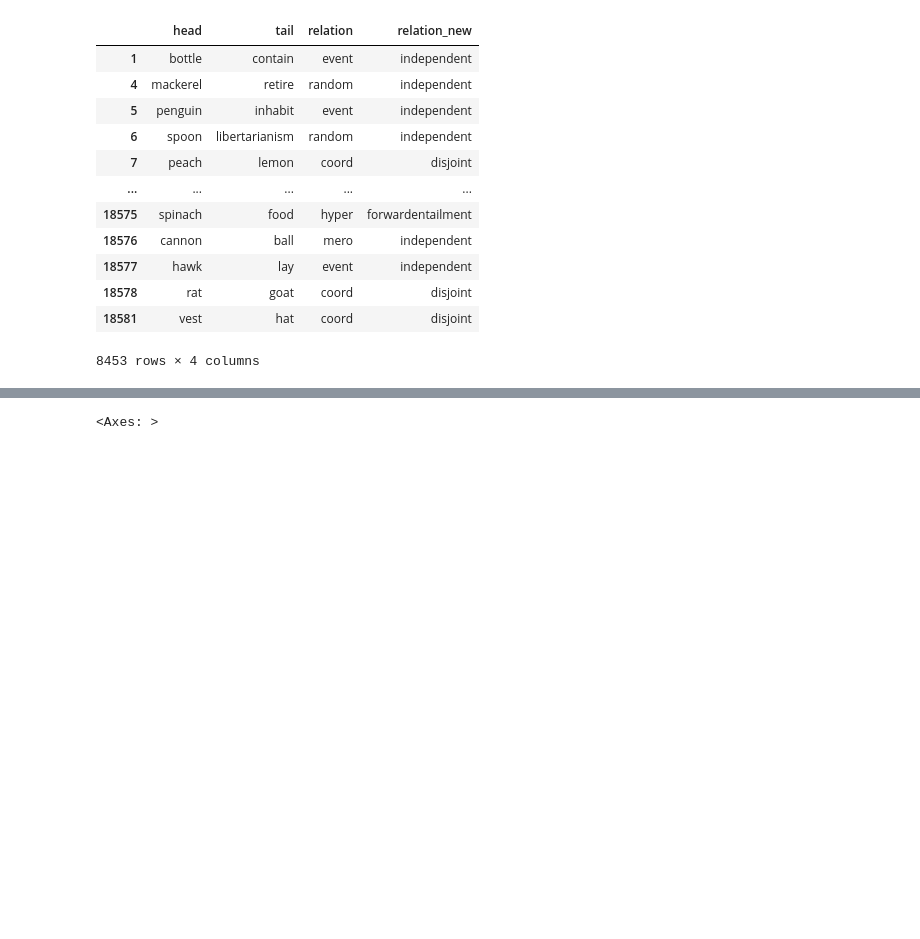
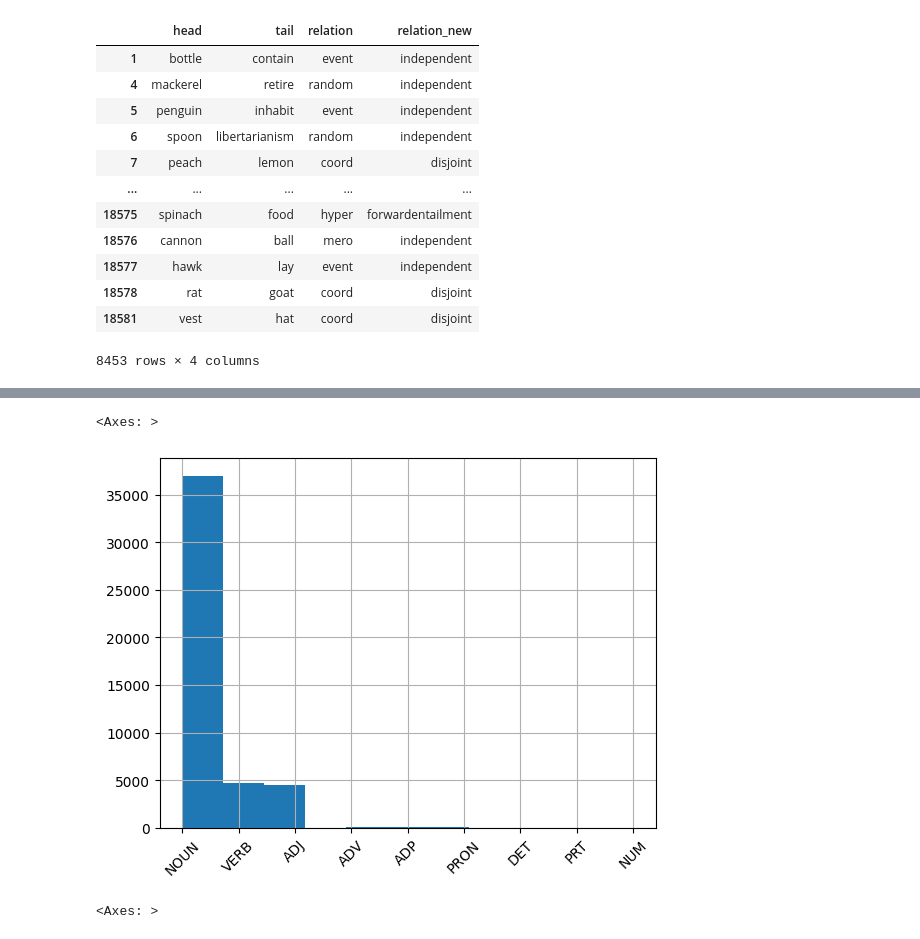
Before and after one commit to ThomasHoek/LRC-Dataset-Creator, a Jupyter notebook: scripts_other/merge_LRC_dataset.ipynb, the cells around one changed output, grey strips where cells are left out. Saved outputs shown, nothing was run; the diff lists cells and outputs as text; code cells hidden in the pictures; blank space fills up the shorter version.

```diff
--- a/scripts_other/merge_LRC_dataset.ipynb
+++ b/scripts_other/merge_LRC_dataset.ipynb
@@ -480,6 +480,11 @@ Name: proportion, dtype: float64
 # %%
 import warnings
 warnings.filterwarnings("ignore")
+# %%
+train_big["merge_tag"].hist(xrot=45, bins=11)
+# %% [output]
+<Axes: >
+[figure, added]
 # %%
 train_big["relation_new"].hist(xrot=45, bins=11)
 # %% [output]
```
Also changed, not shown: parts of 3 cells of this notebook.
